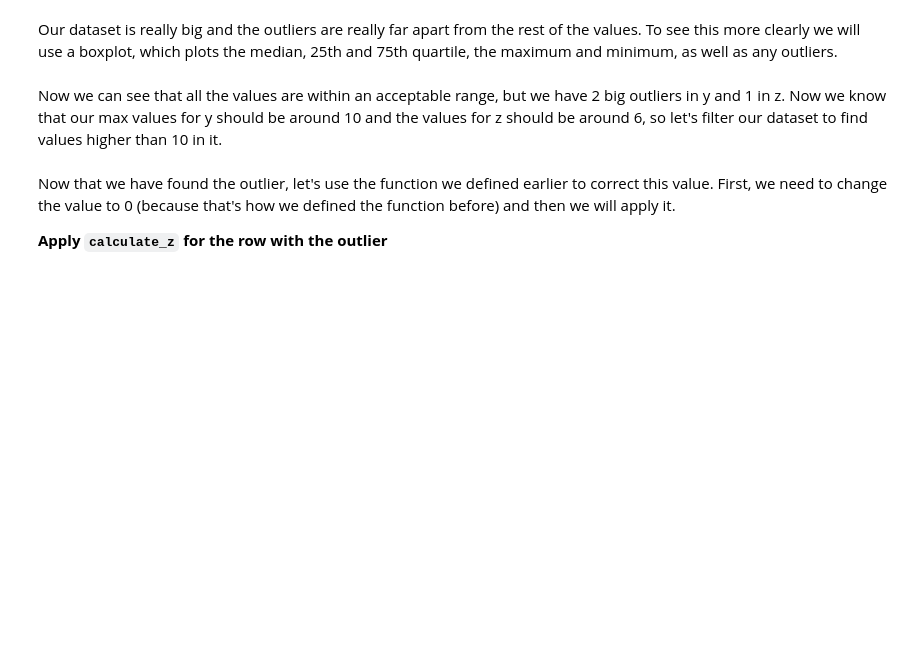
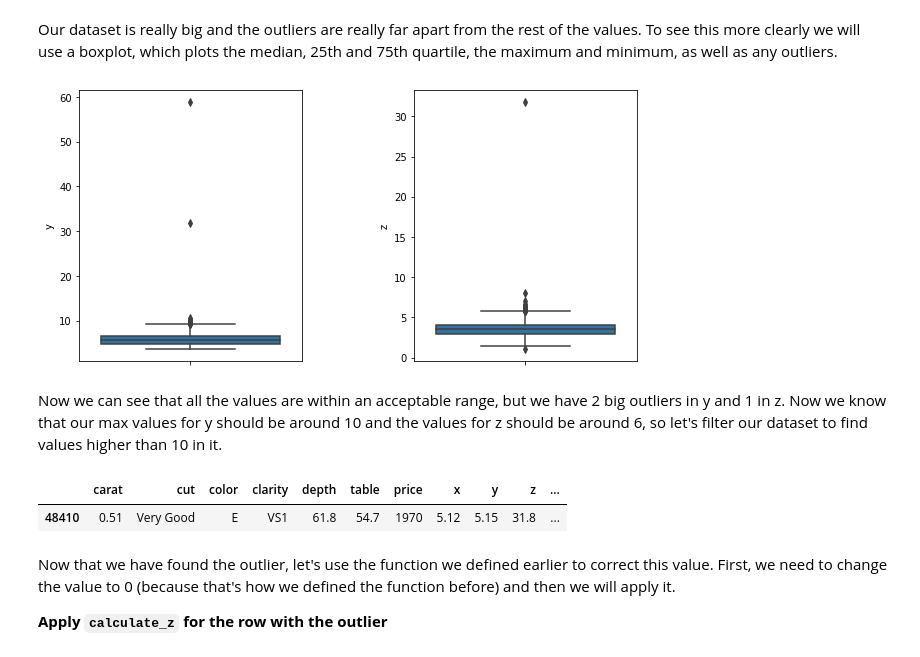
Before and after one commit to jmolendijk/dataV2-labs, a Jupyter notebook: module-2/M2-mini-project1/1.-Data Cleaning.ipynb, the cells around one changed output. Drawn from its saved outputs; the diff is of its cells as text; code cells hidden in the pictures; blank space fills up the shorter version.

```diff
--- a/module-2/M2-mini-project1/1.-Data Cleaning.ipynb
+++ b/module-2/M2-mini-project1/1.-Data Cleaning.ipynb
@@ -297,9 +297,8 @@ def calculate_z (row):
     if row['z'] > 0:
         return row['z']
     elif row['z'] == 0 and row['x'] != 0 and row['y'] != 0:
-        return row['depth']*row['x']*row['y']/200
-    else:
-        return 0
+        som = row['x']+row['y']
+        return row['depth']*som/200
 # %% [markdown]
 **Apply it just to the rows with incorrect values**
 # %%
@@ -334,3 +331,21 @@ To replace them we can use the pandas .replace() method and np.NaN.
+# %%
+#diamonds['z'].isnull().sum()
+
+def calculate_x (row):
+    if row['x'] > 0:
+        return row['x']
+
+
+diamonds['x'] = diamonds.apply(lambda row: calculate_x(row), axis=1)
+
+#This is the formula to check if there are any NaN values an as you can see, we have 8
+#Thanks to my previous formula I don't need to change anything.
+# %%
+def calculate_y (row):
+    if row['y'] > 0:
+        return row['y']
+
+diamonds['y'] = diamonds.apply(lambda row: calculate_y(row), axis=1)
 # %% [markdown]
 ----
 # Bonus: check the new z values
@@ -351,0 +397,8 @@ Let's finish by checking for NaN values in the data. Since we introduced them ou
+# %%
+#Here we see that there are 8 NaN value in the x & z column and 7 in the y-column.
+#I drop those columns because I need to calculate with those mayby...
+
+diamonds2 = diamonds[diamonds['x'].notnull()]
+check_nan = diamonds2.isnull().sum()
+check_nan
+len(diamonds2)
@@ -369,8 +454,10 @@ Our dataset is really big and the outliers are really far apart from the rest of
 # %%
 #Run this code
 fig, ax = plt.subplots(1,2, figsize=(10, 5))
-sns.boxplot(y=diamonds.y, ax=ax[0])
-sns.boxplot(y=diamonds.z, ax=ax[1])
+sns.boxplot(y=diamonds2.y, ax=ax[0])
+sns.boxplot(y=diamonds2.z, ax=ax[1])
 plt.subplots_adjust(wspace=0.5)
+# %% [output]
+[figure, added]
 # %% [markdown]
 Now we can see that all the values are within an acceptable range, but we have 2 big outliers in y and 1 in z. Now we know that our max values for y should be around 10 and the values for z should be around 6, so let's filter our dataset to find values higher than 10 in it.
@@ -379,3 +464,9 @@ Now we can see that all the values are within an acceptable range, but we have 2
+# %%
+diamonds2_filter = diamonds2[(diamonds['z'] > 10) ]
+diamonds2_filter
+# %% [output]
+|  | carat | cut | color | clarity | depth | table | price | x | y | z | ... |
+| 48410 | 0.51 | Very Good | E | VS1 | 61.8 | 54.7 | 1970 | 5.12 | 5.15 | 31.8 | ... |
 # %% [markdown]
 Now that we have found the outlier, let's use the function we defined earlier to correct this value. First, we need to change the value to 0 (because that's how we defined the function before) and then we will apply it.
 
```
Also changed, not shown: parts of 28 cells of this notebook, 9 other files.
